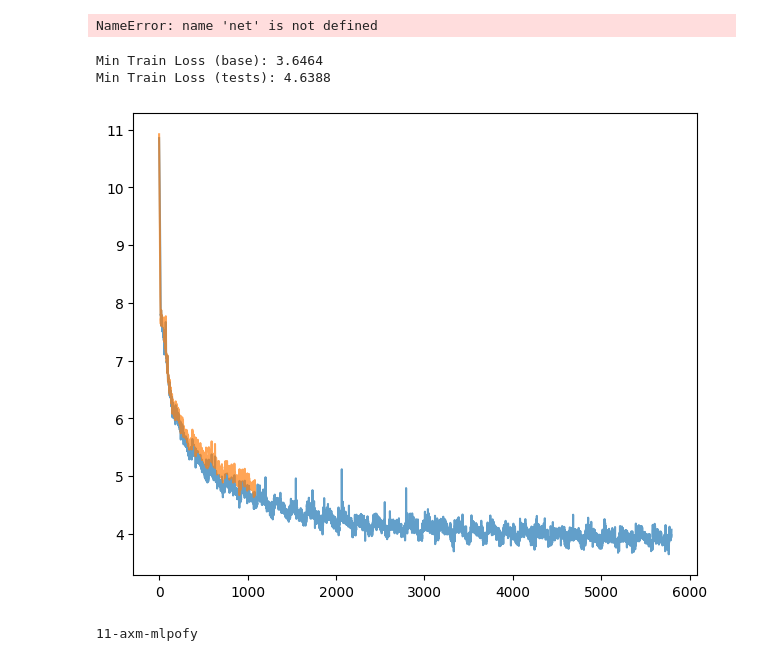
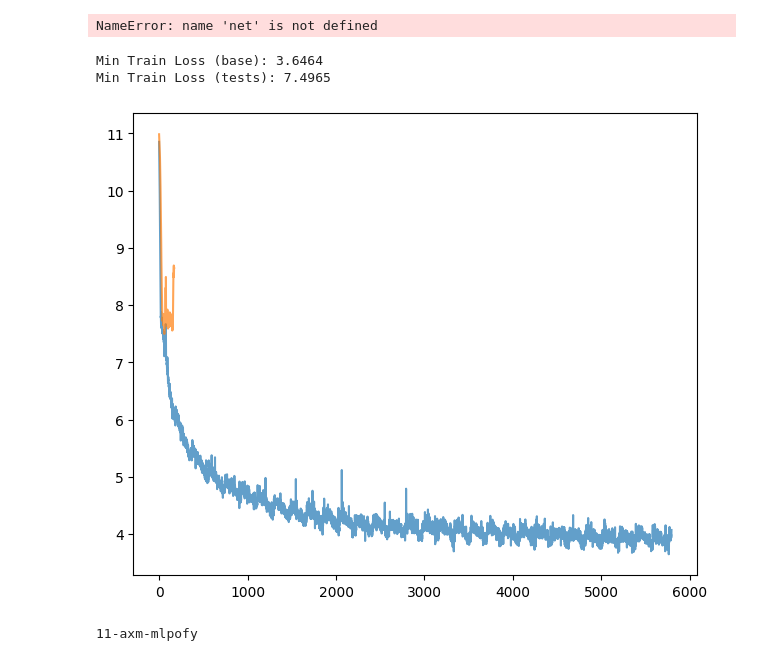
Before and after one commit to Vervious/gpt, a Jupyter notebook: play.ipynb, the cells around one changed output. Saved outputs shown, nothing was run; the diff lists cells and outputs as text; code cells hidden in the pictures.

```diff
--- a/play.ipynb
+++ b/play.ipynb
@@ -222,7 +222,7 @@ def gen_points(filename):
         streams_xy[k] = list(zip(*xy))
     return streams_xy
 
-testname = "11-apm-nopos"
+testname = "11-axm-multpos"
 # testname = "10-resmlp-single-attnxmlp"
 # basename = "0-base"
 # basename = "7-test-2"
@@ -258,35 +258,35 @@ plt.savefig(f"img/{testname}i.png")
 # plt.plot(xs, ys, label=f'nanogpt ({sz}) val loss base')
 # # horizontal line at GPT-2 baseline
 # if loss_baseline is not None:
 #     plt.axhline(y=loss_baseline, color='r', linestyle='--', label=f"OpenAI GPT-2 ({sz}) checkpoint val loss")
 # plt.xlabel("steps")
 # plt.ylabel("loss")
 # plt.yscale('log')
 # plt.ylim(top=8.0)
 # plt.xlim(right=30000)
 # plt.legend()
 # plt.title("Loss")
 # print("Min Validation Loss:", min(ys))
 
 # # Panel 2: HellaSwag eval
 # plt.subplot(122)
 # xs, ys = streams_xy_test["hellaswag"] # HellaSwag eval
 # ys = np.array(ys)
 # plt.plot(xs, ys, label=f"nanogpt ({sz})")
 # # horizontal line at GPT-2 baseline
 # if hella2_baseline:
 #     plt.axhline(y=hella2_baseline, color='r', linestyle='--', label=f"OpenAI GPT-2 ({sz}) checkpoint")
 # if hella3_baseline:
 #     plt.axhline(y=hella3_baseline, color='g', linestyle='--', label=f"OpenAI GPT-3 ({sz}) checkpoint")
 # plt.xlabel("steps")
 # plt.ylabel("accuracy")
 # plt.legend()
 # plt.title("HellaSwag eval")
 # print("Max Hellaswag eval:", max(ys))
 # %% [output]
 Min Train Loss (base): 3.6464
-Min Train Loss (tests): 4.6388
+Min Train Loss (tests): 7.4965
-[figure, old version]
+[figure, new version]
 # %%
 import ast
 import numpy as np
```
Also changed, not shown: 6 other files.
